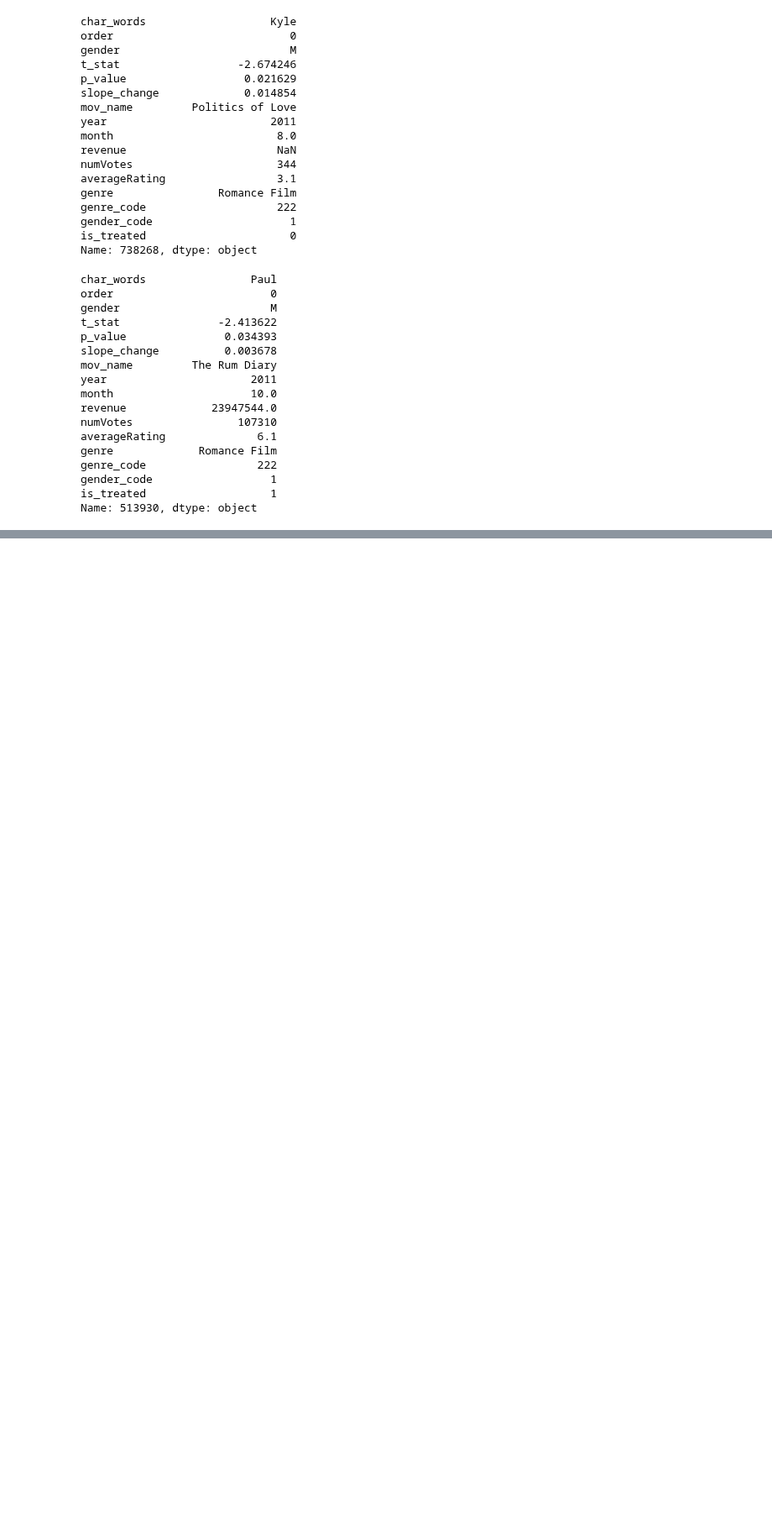
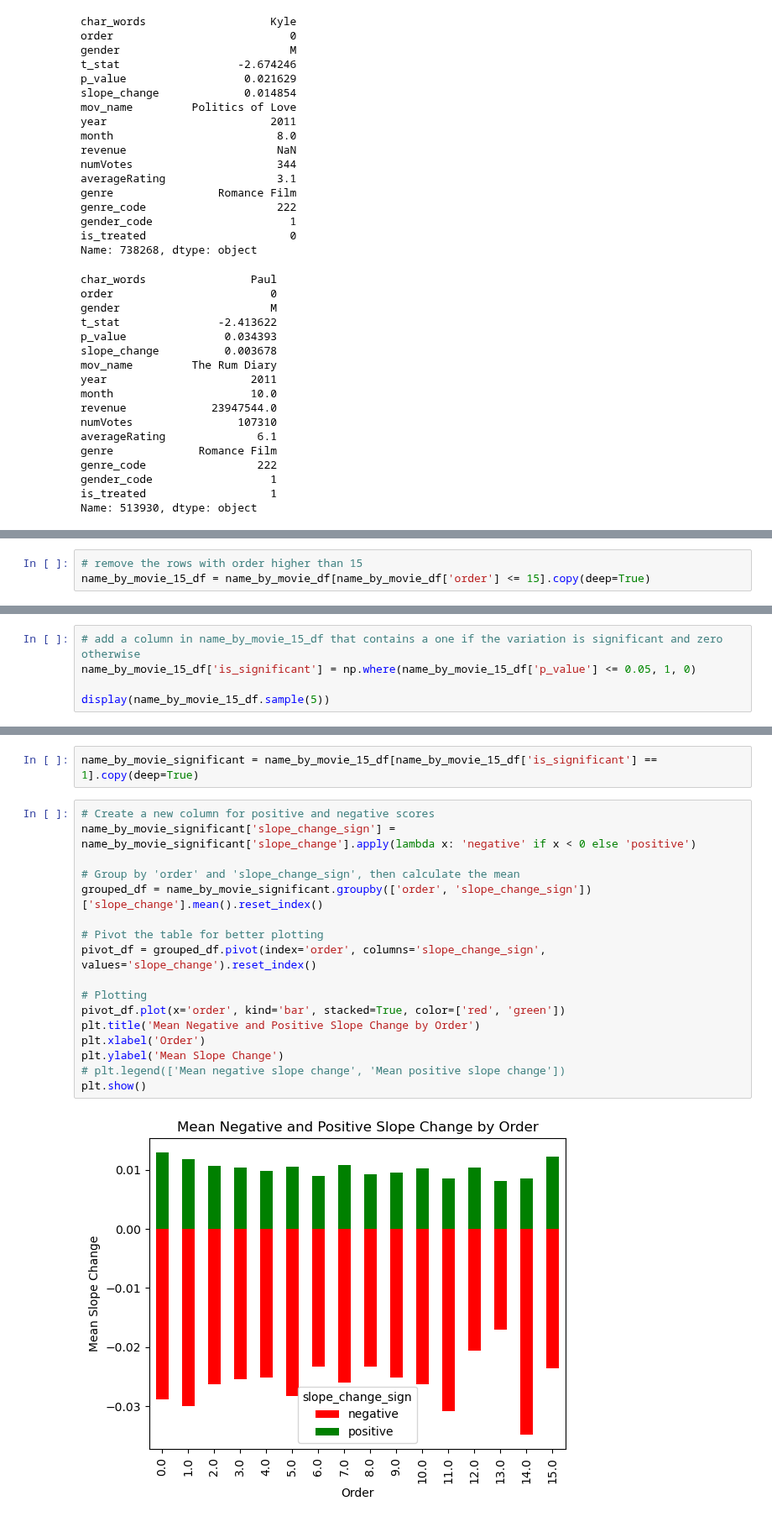
Before and after one commit to epfl-ada/ada-2023-project-abadakor, a Jupyter notebook: para_questions_max.ipynb, the cells around one changed output, grey strips where cells are left out. Shown at 84% size. Drawn from its saved outputs; the diff is of its cells as text; blank space fills up the shorter version.

```diff
--- a/para_questions_max.ipynb
+++ b/para_questions_max.ipynb
@@ -380,0 +499,3 @@ slope = -0.0003918741982523622
+# %%
+# remove the rows with order higher than 15
+name_by_movie_15_df = name_by_movie_df[name_by_movie_df['order'] <= 15].copy(deep=True)
@@ -380,0 +527,5 @@ slope = -0.0003918741982523622
+# %%
+# add a column in name_by_movie_15_df that contains a one if the variation is significant and zero otherwise
+name_by_movie_15_df['is_significant'] = np.where(name_by_movie_15_df['p_value'] <= 0.05, 1, 0)
+
+display(name_by_movie_15_df.sample(5))
@@ -380,0 +586,21 @@ slope = -0.0003918741982523622
+# %%
+name_by_movie_significant = name_by_movie_15_df[name_by_movie_15_df['is_significant'] == 1].copy(deep=True)
+# %%
+# Create a new column for positive and negative scores
+name_by_movie_significant['slope_change_sign'] = name_by_movie_significant['slope_change'].apply(lambda x: 'negative' if x < 0 else 'positive')
+
+# Group by 'order' and 'slope_change_sign', then calculate the mean
+grouped_df = name_by_movie_significant.groupby(['order', 'slope_change_sign'])['slope_change'].mean().reset_index()
+
+# Pivot the table for better plotting
+pivot_df = grouped_df.pivot(index='order', columns='slope_change_sign', values='slope_change').reset_index()
+
+# Plotting
+pivot_df.plot(x='order', kind='bar', stacked=True, color=['red', 'green'])
+plt.title('Mean Negative and Positive Slope Change by Order')
+plt.xlabel('Order')
+plt.ylabel('Mean Slope Change')
+# plt.legend(['Mean negative slope change', 'Mean positive slope change'])
+plt.show()
+# %% [output]
+[figure, added]
```
Also changed, not shown: parts of 26 cells of this notebook.
